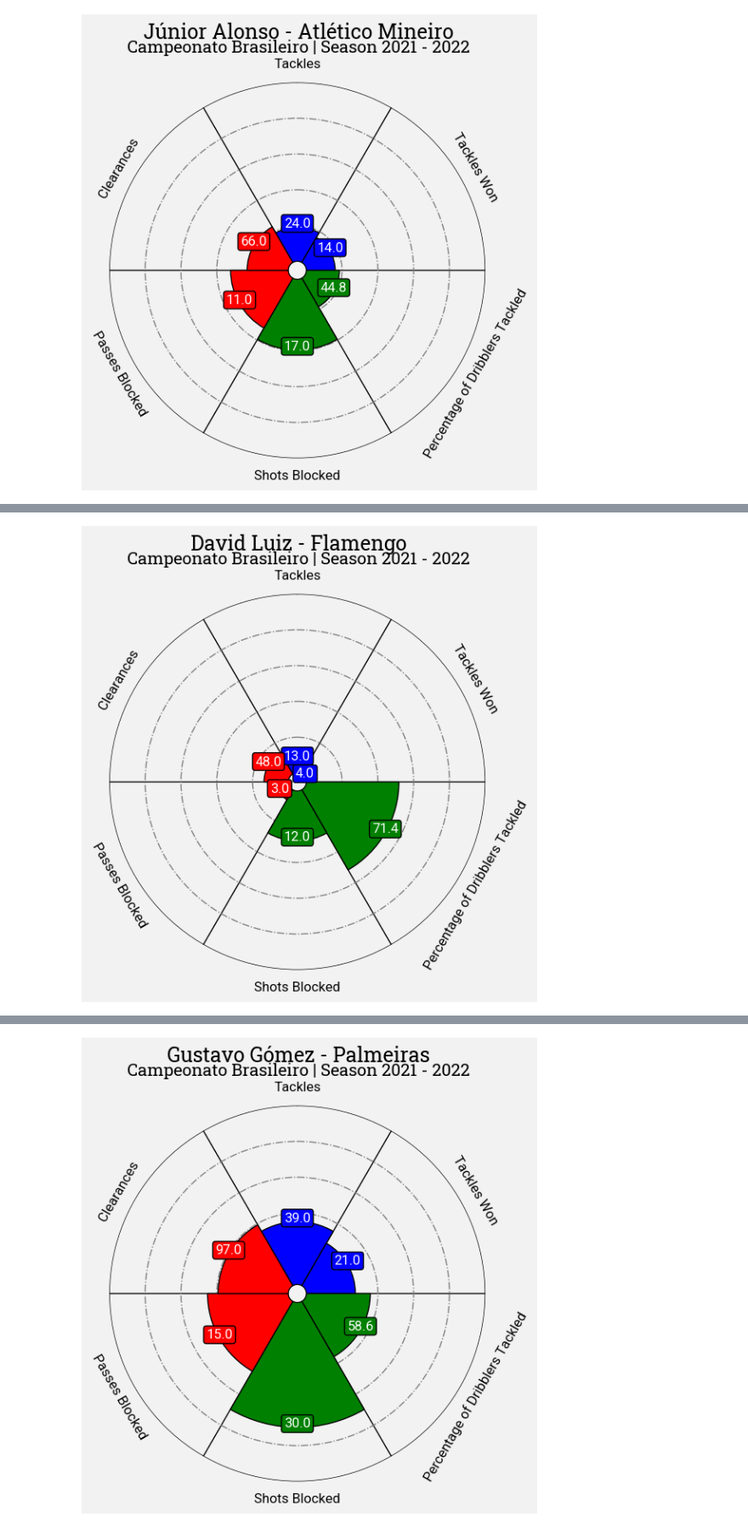
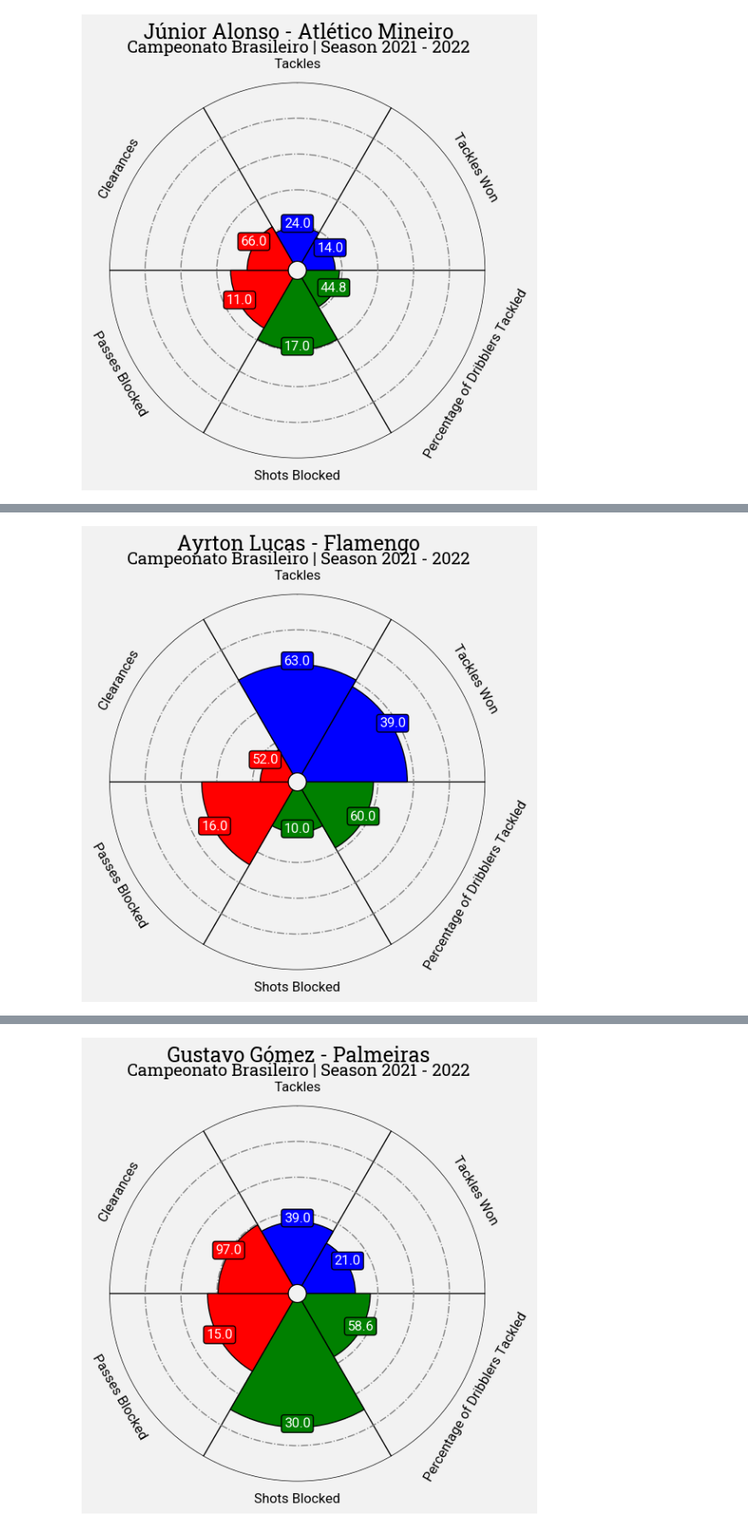
Before and after one commit to lframosferreira/soccer-analytics-notebooks, a Jupyter notebook: atv02/ativ_2.ipynb, the cells around one changed output, grey strips where cells are left out. Shown at 85% size. Drawn from its saved outputs; the diff is of its cells as text; code cells hidden in the pictures.

```diff
--- a/atv02/ativ_2.ipynb
+++ b/atv02/ativ_2.ipynb
@@ -723,7 +725,7 @@ defensive_stats_df.drop(columns=["Rk", "Nation", "Age", "Born", "Matches", "-999
 defensive_stats_df.rename(columns={"Tkl.1": "DribblersTkl"})
 
 junior_alonso_series: pd.Series = defensive_stats_df[(defensive_stats_df["Player"] == "Júnior Alonso") & (defensive_stats_df["Squad"] == "Atlético Mineiro")]
-david_luiz_series: pd.Series = defensive_stats_df[(defensive_stats_df["Player"] == "David Luiz") & (defensive_stats_df["Squad"] == "Flamengo")]
+ayrton_lucas_series: pd.Series = defensive_stats_df[(defensive_stats_df["Player"] == "Ayrton Lucas") & (defensive_stats_df["Squad"] == "Flamengo")]
 gustavo_gomez_series: pd.Series = defensive_stats_df[(defensive_stats_df["Player"] == "Gustavo Gómez") & (defensive_stats_df["Squad"] == "Palmeiras")]
 
 names = ["Tkl", "TklW", "Tkl%", "Sh", "Pass", "Clr"]
@@ -800,5 +806,5 @@ plt.show()
 # %%
-values: np.array = david_luiz_series[names].to_numpy()[0]
+values: np.array = ayrton_lucas_series[names].to_numpy()[0]
 values_normalized: np.array = np.round(((values - min_values) / max_values) * 100, 2)
 slice_colors = ["blue"] * 2 + ["green"] * 2 + ["red"] * 2
 text_colors = ["white"]*6
@@ -834,32 +840,32 @@ fig, ax = baker.make_pizza(
         fontproperties=font_normal.prop, va="center"
     ),                   # values to be used when adding parameter
     kwargs_values=dict(
         color="#000000", fontsize=12,
         fontproperties=font_normal.prop, zorder=3,
         bbox=dict(
             edgecolor="#000000", facecolor="cornflowerblue",
             boxstyle="round,pad=0.2", lw=1
         )
     )                    # values to be used when adding parameter-values
 )
 
 #putting text
 texts = baker.get_value_texts()
 for i, text in enumerate(texts):
     text.set_text(str(values[i]))
 # add title
 fig.text(
-    0.515, 0.97, "David Luiz - Flamengo", size=18,
+    0.515, 0.97, "Ayrton Lucas - Flamengo", size=18,
     ha="center", fontproperties=font_bold.prop, color="#000000"
 )
 
 # add subtitle
 fig.text(
     0.515, 0.942,
     "Campeonato Brasileiro | Season 2021 - 2022",
     size=15,
     ha="center", fontproperties=font_bold.prop, color="#000000"
 )
 plt.show()
 # %% [output]
-[figure, old version]
+[figure, new version]
```
Also changed, not shown: parts of 8 cells of this notebook.
